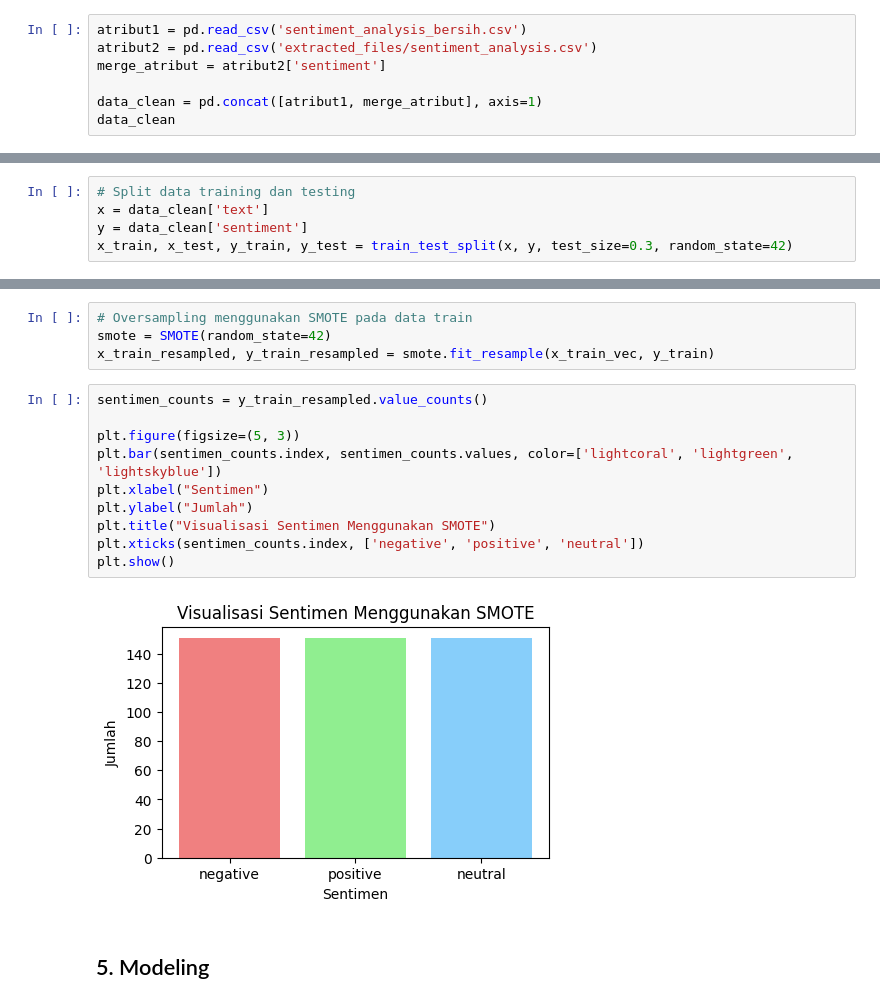
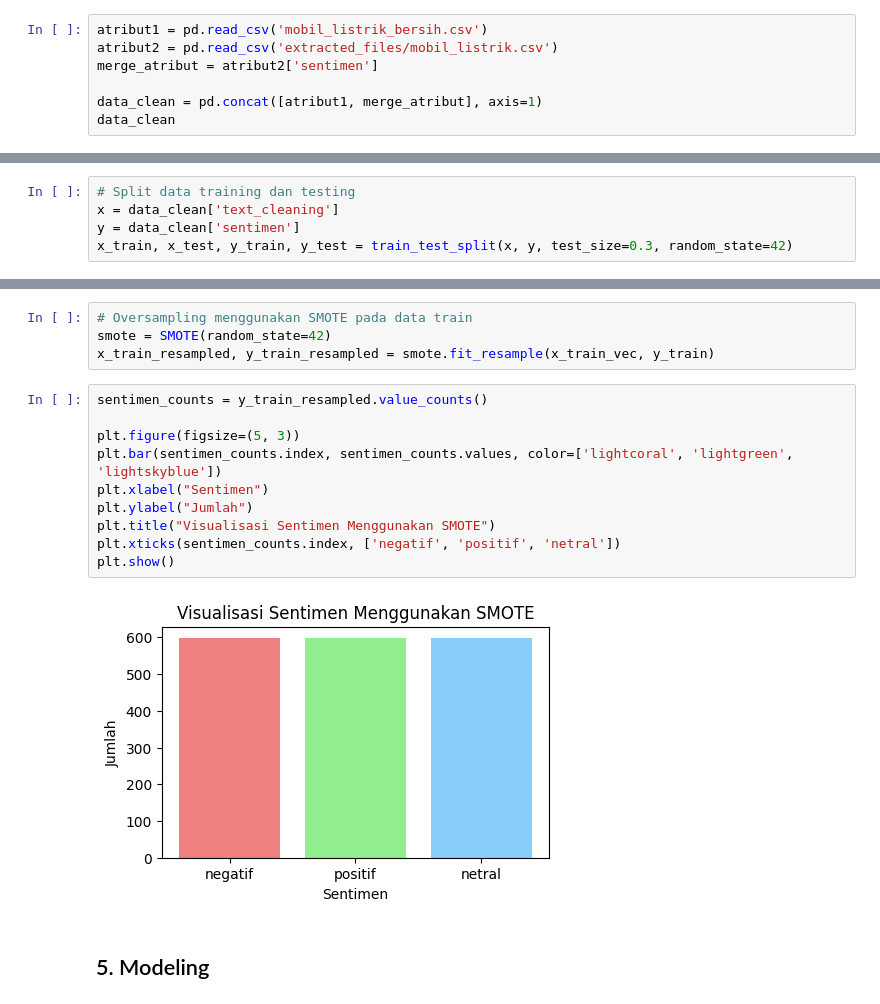
Before and after one commit to ulimamunas/SentimentAnalysis-Bengkod, a Jupyter notebook: sentiment.ipynb, the cells around one changed output, grey strips where cells are left out. Drawn from its saved outputs; the diff is of its cells as text.

```diff
--- a/sentiment.ipynb
+++ b/sentiment.ipynb
@@ -270,7 +253,7 @@ data_clean.head()
 # %%
-atribut1 = pd.read_csv('sentiment_analysis_bersih.csv')
-atribut2 = pd.read_csv('extracted_files/sentiment_analysis.csv')
-merge_atribut = atribut2['sentiment']
+atribut1 = pd.read_csv('mobil_listrik_bersih.csv')
+atribut2 = pd.read_csv('extracted_files/mobil_listrik.csv')
+merge_atribut = atribut2['sentimen']
 
 data_clean = pd.concat([atribut1, merge_atribut], axis=1)
 data_clean
@@ -370,8 +353,8 @@ Passing `palette` without assigning `hue` is deprecated and will be removed in v
 ## 4. Data Preparation
 # %%
 # Split data training dan testing
-x = data_clean['text']
-y = data_clean['sentiment']
+x = data_clean['text_cleaning']
+y = data_clean['sentimen']
 x_train, x_test, y_train, y_test = train_test_split(x, y, test_size=0.3, random_state=42)
 # %%
 # Mengubah text menjadi fitur numerik
@@ -385,15 +368,15 @@ x_train_resampled, y_train_resampled = smote.fit_resample(x_train_vec, y_train)
 # %%
 sentimen_counts = y_train_resampled.value_counts()
 
 plt.figure(figsize=(5, 3))
 plt.bar(sentimen_counts.index, sentimen_counts.values, color=['lightcoral', 'lightgreen', 'lightskyblue'])
 plt.xlabel("Sentimen")
 plt.ylabel("Jumlah")
 plt.title("Visualisasi Sentimen Menggunakan SMOTE")
-plt.xticks(sentimen_counts.index, ['negative', 'positive', 'neutral'])
+plt.xticks(sentimen_counts.index, ['negatif', 'positif', 'netral'])
 plt.show()
 # %% [output]
-[figure, old version]
+[figure, new version]
 # %% [markdown]
 ## 5. Modeling
 # %%
```
Also changed, not shown: parts of 28 cells of this notebook.
